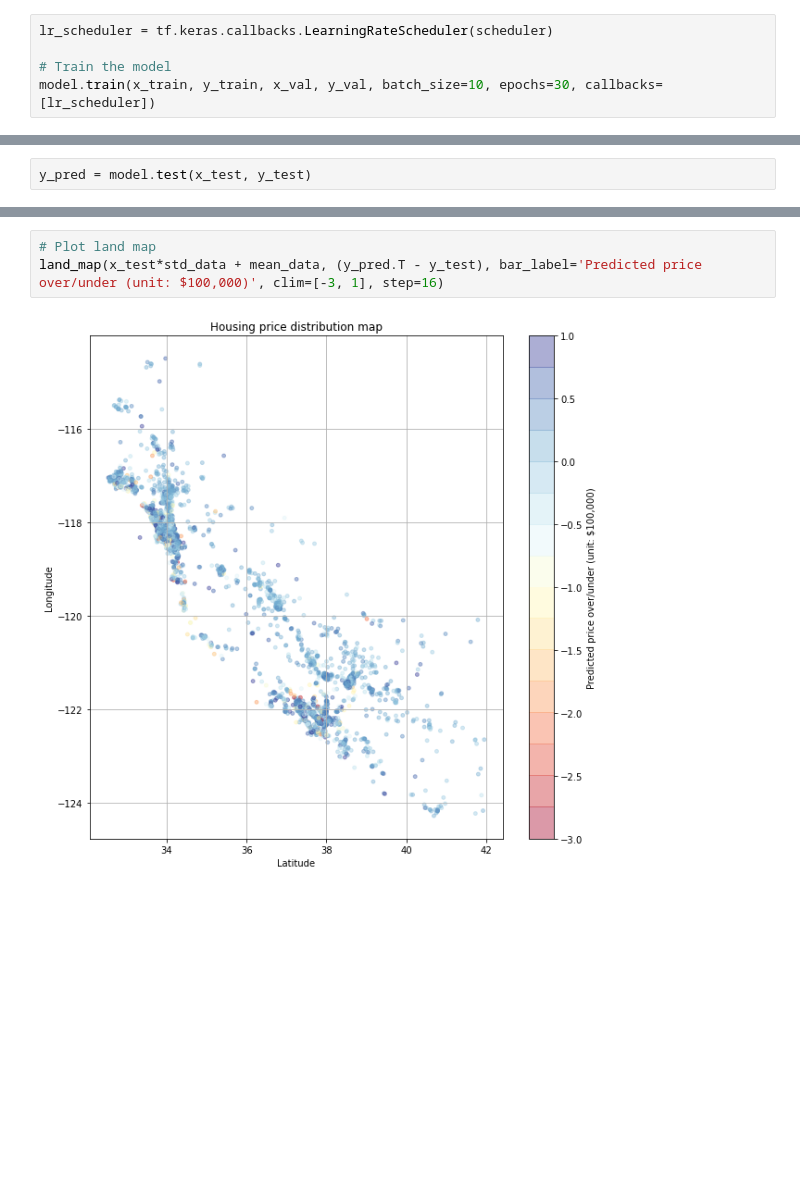
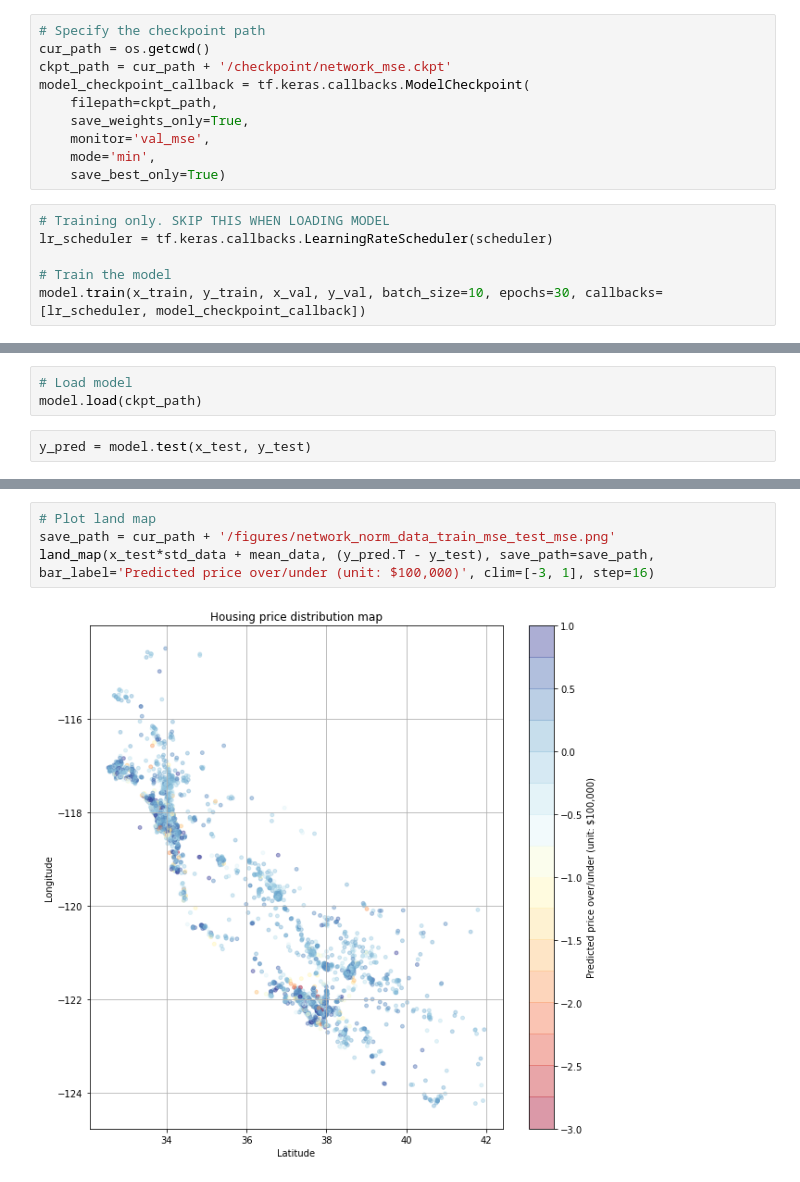
Before and after one commit to ZhengLyuFelix/cme-216-housing-pricing-prediction, a Jupyter notebook: neural_network.ipynb, the cells around one changed output, grey strips where cells are left out. Saved outputs shown, nothing was run; the diff lists cells and outputs as text; blank space fills up the shorter version.

```diff
--- a/neural_network.ipynb
+++ b/neural_network.ipynb
@@ -77,10 +44,21 @@ model.build_model(neuron_list, reg_factor=1e-7)
 
 # Compile model
 model.compile_model(optimizer=tf.keras.optimizers.Adam(learning_rate = 1e-3))
+# %%
+# Specify the checkpoint path
+cur_path = os.getcwd()
+ckpt_path = cur_path + '/checkpoint/network_mse.ckpt'
+model_checkpoint_callback = tf.keras.callbacks.ModelCheckpoint(
+    filepath=ckpt_path,
+    save_weights_only=True,
+    monitor='val_mse',
+    mode='min',
+    save_best_only=True)
 # %%
+# Training only. SKIP THIS WHEN LOADING MODEL
 lr_scheduler = tf.keras.callbacks.LearningRateScheduler(scheduler)
 
 # Train the model
-model.train(x_train, y_train, x_val, y_val, batch_size=10, epochs=30, callbacks=[lr_scheduler])
+model.train(x_train, y_train, x_val, y_val, batch_size=10, epochs=30, callbacks=[lr_scheduler, model_checkpoint_callback])
 # %% [output]
 Epoch 1/30
@@ -104,2 +81,5 @@ KeyboardInterrupt:
+# %%
+# Load model
+model.load(ckpt_path)
 # %%
 y_pred = model.test(x_test, y_test)
@@ -110,5 +95,6 @@ plot_pred_true(x_test, y_test, y_pred)
 # %%
 # Plot land map
-land_map(x_test*std_data + mean_data, (y_pred.T - y_test), bar_label='Predicted price over/under (unit: $100,000)', clim=[-3, 1], step=16)
+save_path = cur_path + '/figures/network_norm_data_train_mse_test_mse.png'
+land_map(x_test*std_data + mean_data, (y_pred.T - y_test), save_path=save_path, bar_label='Predicted price over/under (unit: $100,000)', clim=[-3, 1], step=16)
 # %% [output]
-[figure, old version]
+[figure, new version]
```
Also changed, not shown: parts of 6 cells of this notebook, 31 other files.
